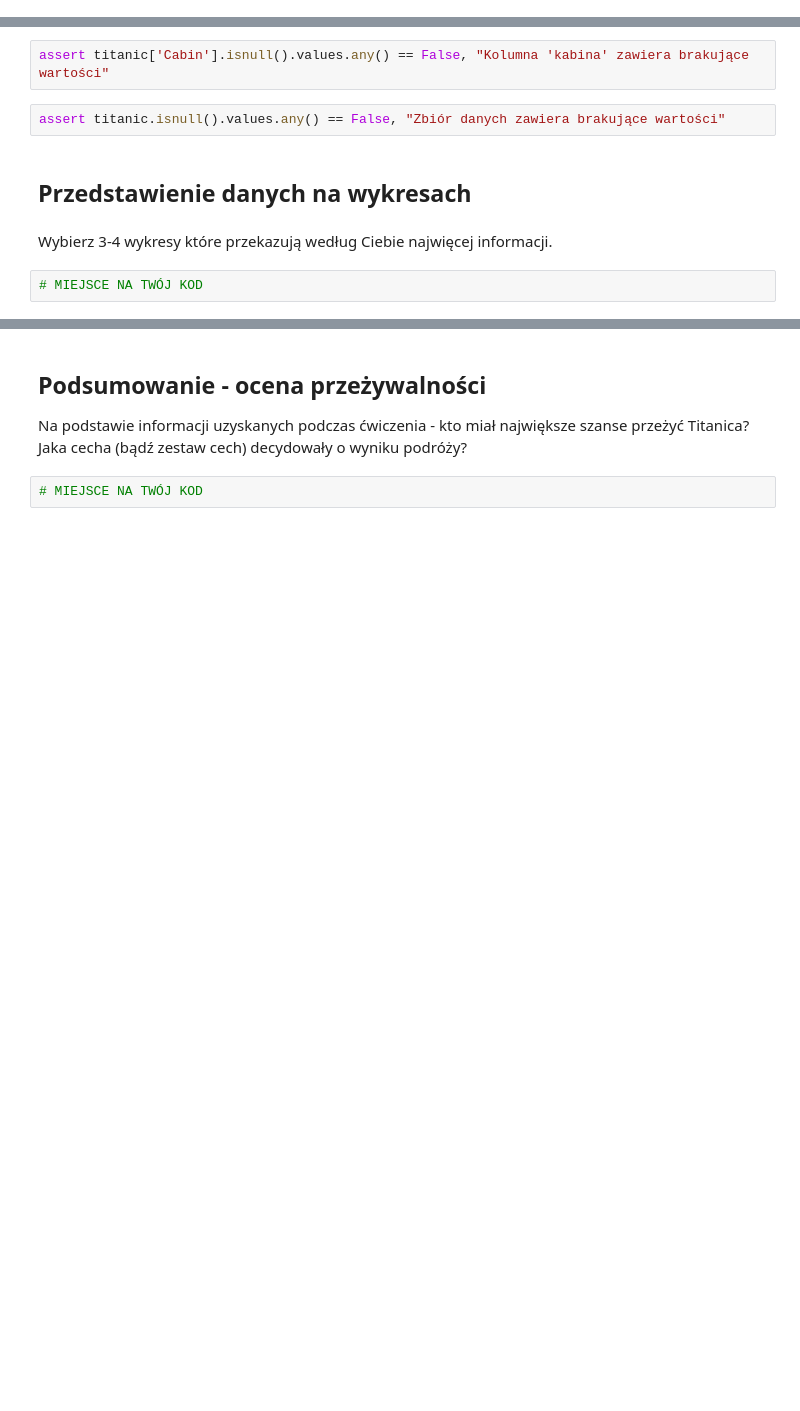
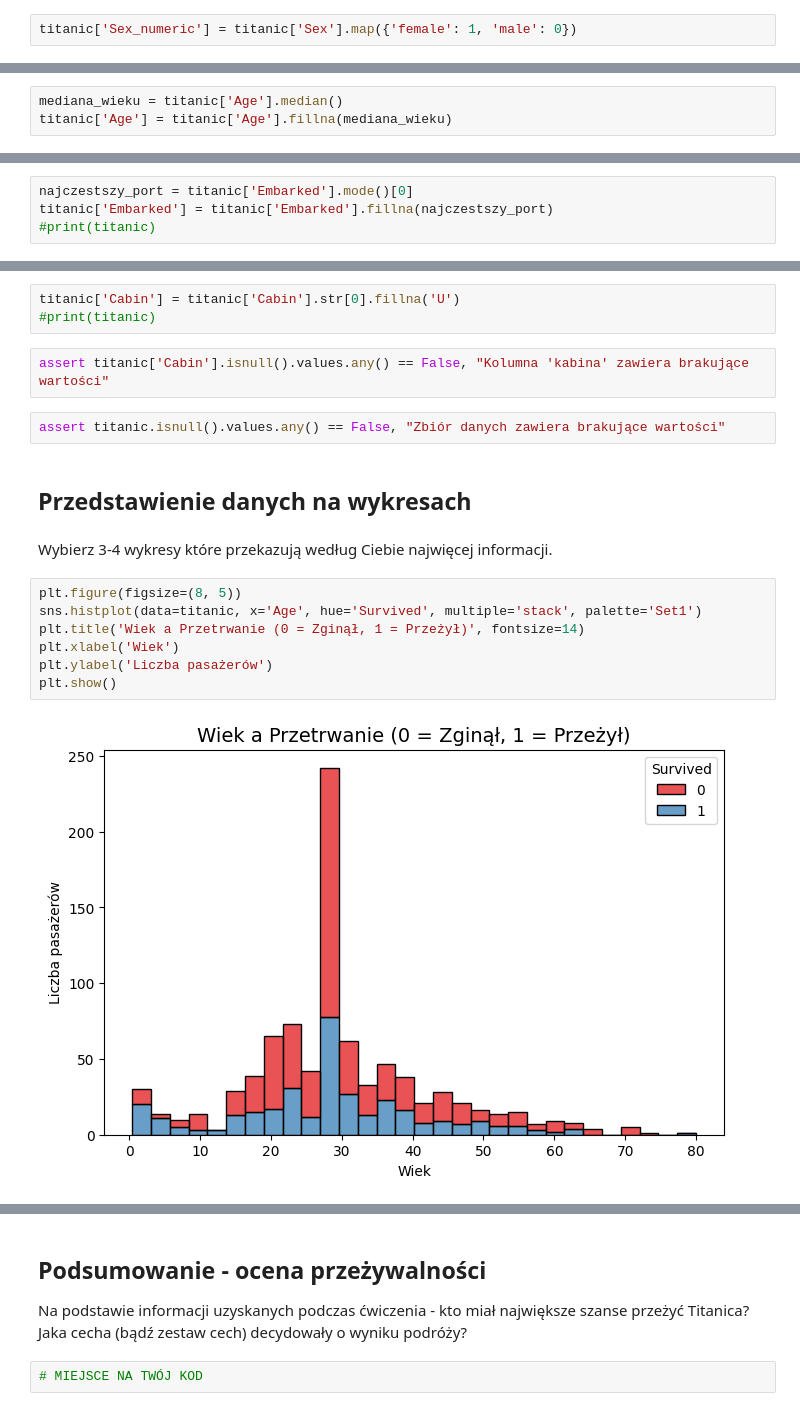
Before and after one commit to Zajecia-na-PWr-LR/lista-2-PJ0506, a Jupyter notebook: UczenieMaszynowe_25_26_Lista2.ipynb, the cells around one changed output, grey strips where cells are left out. Cells and saved outputs as stored; diff of their text form; blank space fills up the shorter version.

```diff
--- a/UczenieMaszynowe_25_26_Lista2.ipynb
+++ b/UczenieMaszynowe_25_26_Lista2.ipynb
@@ -115,3 +113,5 @@ Embarked - port zaokrętowania
+# %%
+titanic['Sex_numeric'] = titanic['Sex'].map({'female': 1, 'male': 0})
 # %% [markdown]
 ## Brakujące wartości
 # %% [markdown]
@@ -127,3 +125,6 @@ Wskazówki:
+# %%
+mediana_wieku = titanic['Age'].median()
+titanic['Age'] = titanic['Age'].fillna(mediana_wieku)
 # %%
 assert titanic['Age'].isnull().values.any() == False, "Kolumna 'wiek' zawiera brakujące wartości"
 # %% [markdown]
@@ -133,3 +132,7 @@ assert titanic['Age'].isnull().values.any() == False, "Kolumna 'wiek' zawiera br
+# %%
+najczestszy_port = titanic['Embarked'].mode()[0]
+titanic['Embarked'] = titanic['Embarked'].fillna(najczestszy_port)
+#print(titanic)
 # %%
 assert titanic['Embarked'].isnull().values.any() == False, "Kolumna 'zaokrętowanie' zawiera brakujące wartości"
 # %% [markdown]
@@ -139,3 +140,6 @@ assert titanic['Embarked'].isnull().values.any() == False, "Kolumna 'zaokrętowa
+# %%
+titanic['Cabin'] = titanic['Cabin'].str[0].fillna('U')
+#print(titanic)
 # %%
 assert titanic['Cabin'].isnull().values.any() == False, "Kolumna 'kabina' zawiera brakujące wartości"
 # %%
@@ -144,5 +148,12 @@ assert titanic.isnull().values.any() == False, "Zbiór danych zawiera brakujące
 ## Przedstawienie danych na wykresach
 # %% [markdown]
 Wybierz 3-4 wykresy które przekazują według Ciebie najwięcej informacji.
-# %%
-# MIEJSCE NA TWÓJ KOD
+# %%
+plt.figure(figsize=(8, 5))
+sns.histplot(data=titanic, x='Age', hue='Survived', multiple='stack', palette='Set1')
+plt.title('Wiek a Przetrwanie (0 = Zginął, 1 = Przeżył)', fontsize=14)
+plt.xlabel('Wiek')
+plt.ylabel('Liczba pasażerów')
+plt.show()
+# %% [output]
+[figure, added]
```
Also changed, not shown: parts of 21 cells of this notebook.
